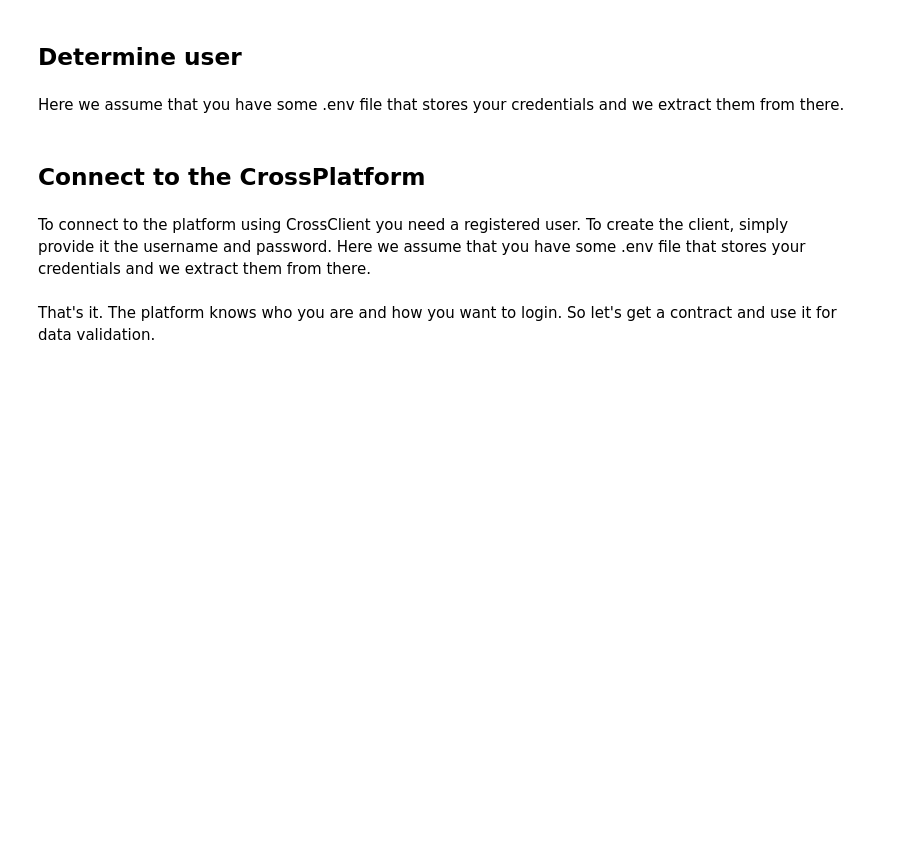
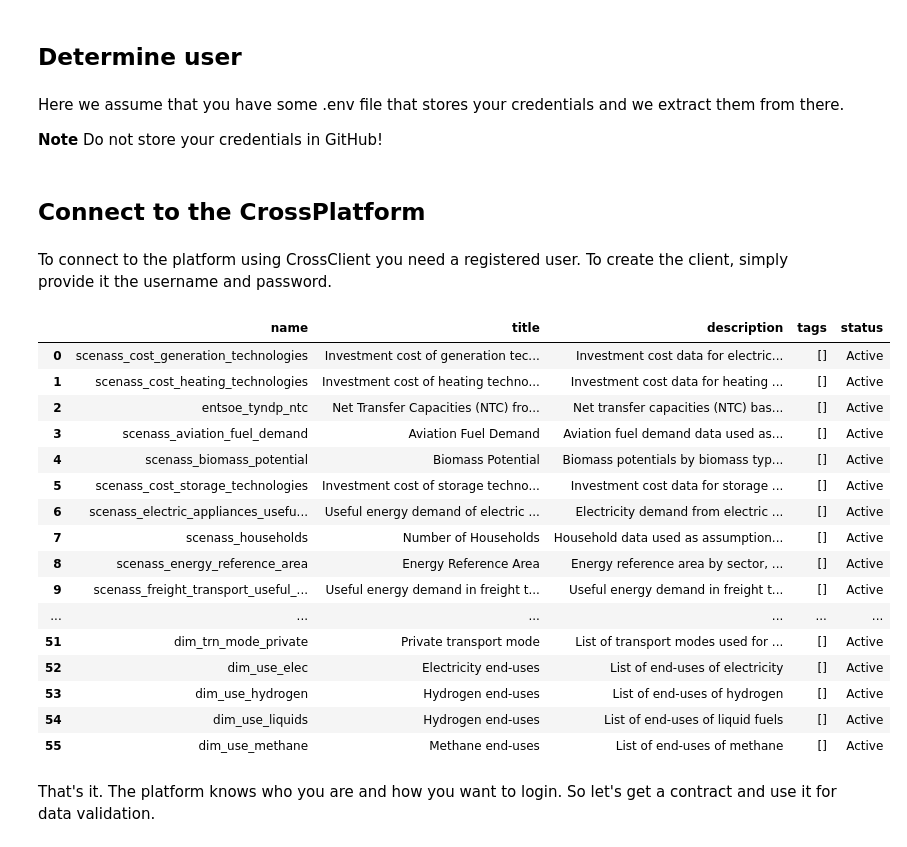
Before and after one commit to sweet-cross/crosscontract, a Jupyter notebook: notebooks/client_tutorial.ipynb, the cells around one changed output. Saved outputs shown, nothing was run; the diff lists cells and outputs as text; code cells hidden in the pictures; blank space fills up the shorter version.

```diff
--- a/notebooks/client_tutorial.ipynb
+++ b/notebooks/client_tutorial.ipynb
@@ -13,6 +13,8 @@ import pandas as pd
 # %% [markdown]
 Here we assume that you have some
 .env file that stores your credentials and we extract them from there.
+
+**Note** Do not store your credentials in GitHub!
 # %%
 from dotenv import load_dotenv
 import os
@@ -26,6 +25,5 @@ domain =  "https://backstage.sweetcross.link"
 ## Connect to the CrossPlatform
 # %% [markdown]
 To connect to the platform using CrossClient you need a registered user. To create the
-client, simply provide it the username and password. Here we assume that you have some
-.env file that stores your credentials and we extract them from there.
+client, simply provide it the username and password.
 # %%
@@ -33,3 +31,23 @@ my_client = CrossClient(username=username, password=password, base_url=domain)
+# %%
+my_client.contracts.overview()
+# %% [output]
+|  | name | title | description | tags | status |
+| 0 | scenass_cost_generation_technologies | Investment cost of generation tec... | Investment cost data for electric... | [] | Active |
+| 1 | scenass_cost_heating_technologies | Investment cost of heating techno... | Investment cost data for heating ... | [] | Active |
+| 2 | entsoe_tyndp_ntc | Net Transfer Capacities (NTC) fro... | Net transfer capacities (NTC) bas... | [] | Active |
+| 3 | scenass_aviation_fuel_demand | Aviation Fuel Demand | Aviation fuel demand data used as... | [] | Active |
+| 4 | scenass_biomass_potential | Biomass Potential | Biomass potentials by biomass typ... | [] | Active |
+| 5 | scenass_cost_storage_technologies | Investment cost of storage techno... | Investment cost data for storage ... | [] | Active |
+| 6 | scenass_electric_appliances_usefu... | Useful energy demand of electric ... | Electricity demand from electric ... | [] | Active |
+| 7 | scenass_households | Number of Households | Household data used as assumption... | [] | Active |
+| 8 | scenass_energy_reference_area | Energy Reference Area | Energy reference area by sector, ... | [] | Active |
+| 9 | scenass_freight_transport_useful_... | Useful energy demand in freight t... | Useful energy demand in freight t... | [] | Active |
+| ... | ... | ... | ... | ... | ... |
+| 51 | dim_trn_mode_private | Private transport mode | List of transport modes used for ... | [] | Active |
+| 52 | dim_use_elec | Electricity end-uses | List of end-uses of electricity | [] | Active |
+| 53 | dim_use_hydrogen | Hydrogen end-uses | List of end-uses of hydrogen | [] | Active |
+| 54 | dim_use_liquids | Hydrogen end-uses | List of end-uses of liquid fuels | [] | Active |
+| 55 | dim_use_methane | Methane end-uses | List of end-uses of methane | [] | Active |
 # %% [markdown]
 That's it. The platform knows who you are and how you want to login. So let's get
 a contract and use it for data validation.
```
Also changed, not shown: parts of 6 cells of this notebook, 4 other files.
